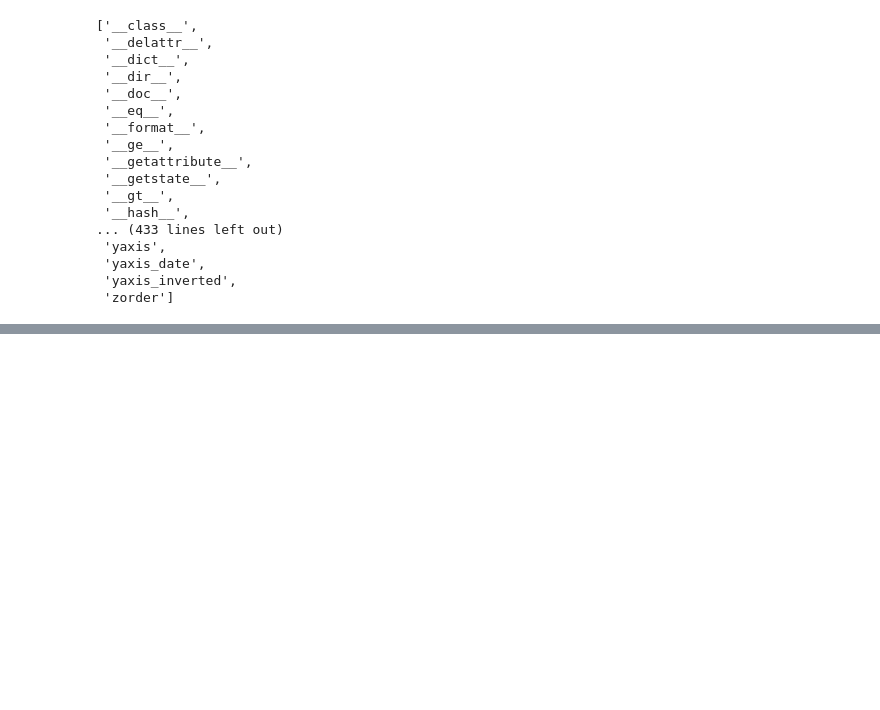
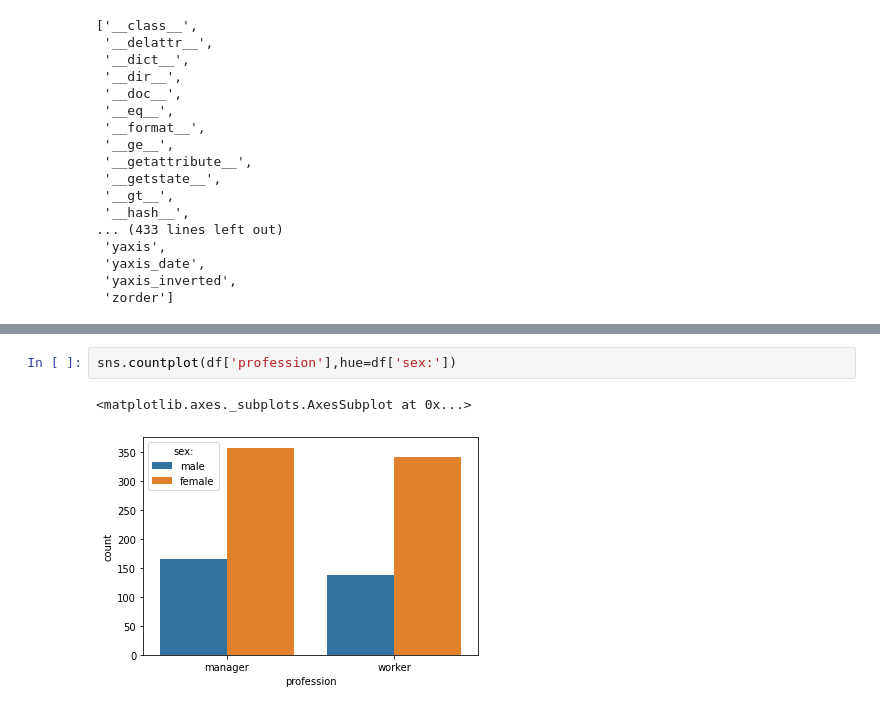
Before and after one commit to miregial/Other, a Jupyter notebook: Копия_блокнота_"07122022python_ipynb".ipynb, the cells around one changed output, grey strips where cells are left out. Drawn from its saved outputs; the diff is of its cells as text; blank space fills up the shorter version.

```diff
--- a/Копия_блокнота_"07122022python_ipynb".ipynb
+++ b/Копия_блокнота_"07122022python_ipynb".ipynb
@@ -90,0 +120,5 @@ for sex in df['sex:'].unique():
+# %%
+sns.countplot(df['profession'],hue=df['sex:'])
+# %% [output]
+<matplotlib.axes._subplots.AxesSubplot at 0x...>
+[figure, added]
```
Also changed, not shown: parts of 26 cells of this notebook.
